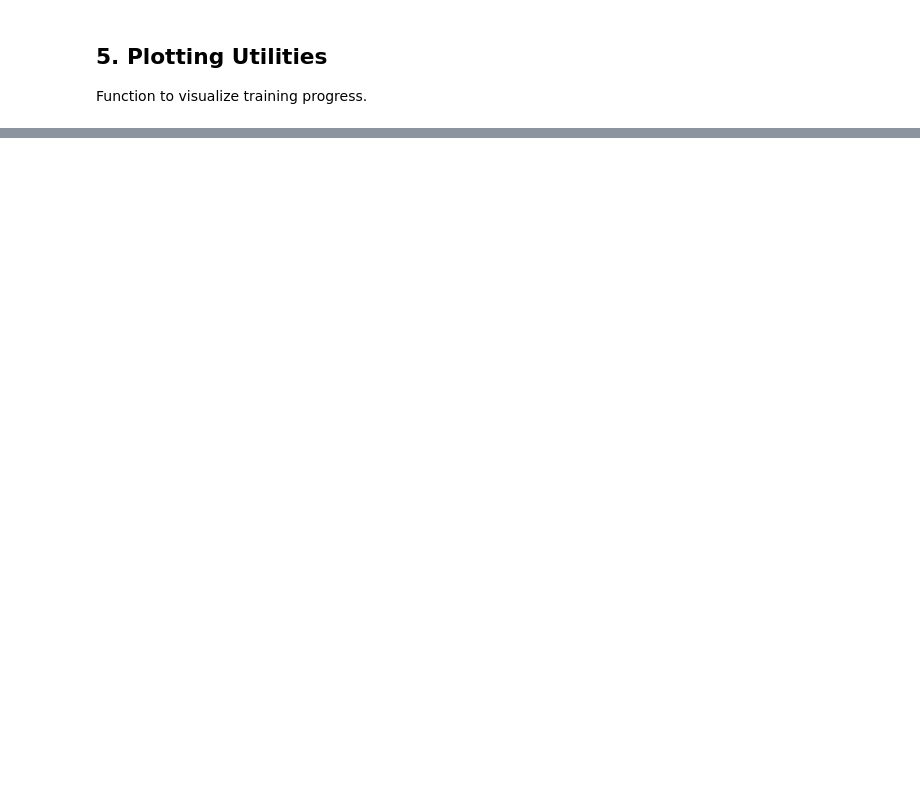
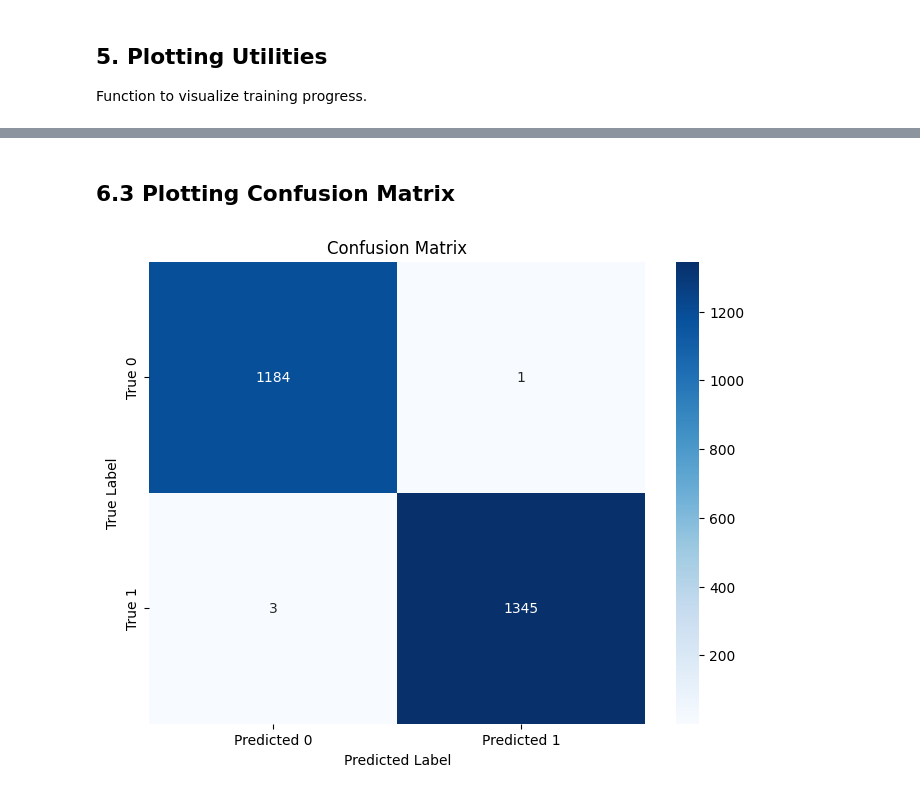
Before and after one commit to oadel1814/Linear-Models-to-Deep-Neural-Networks, a Jupyter notebook: Binary_Classification_Notebook.ipynb, the cells around one changed output, grey strips where cells are left out. Drawn from its saved outputs; the diff is of its cells as text; code cells hidden in the pictures; blank space fills up the shorter version.

```diff
--- a/Binary_Classification_Notebook.ipynb
+++ b/Binary_Classification_Notebook.ipynb
@@ -275,0 +312,24 @@ plot_metrics(train_accuracies, val_accuracies,
+# %% [markdown]
+## 6.3 Plotting Confusion Matrix
+# %%
+import seaborn as sns
+import matplotlib.pyplot as plt
+
+# 1. Create the heatmap plot
+plt.figure(figsize=(8, 6))
+sns.heatmap(conf_matrix,
+            annot=True,     # Show the numbers inside the squares
+            fmt='d',        # Format the numbers as integers
+            cmap='Blues',   # Use a blue color scheme
+            xticklabels=['Predicted 0', 'Predicted 1'],
+            yticklabels=['True 0', 'True 1'])
+
+# 2. Add titles and labels
+plt.title('Confusion Matrix')
+plt.xlabel('Predicted Label')
+plt.ylabel('True Label')
+
+# 3. Show the plot
+plt.show()
+# %% [output]
+[figure, added]
```
Also changed, not shown: parts of 25 cells of this notebook, 2 other files.
